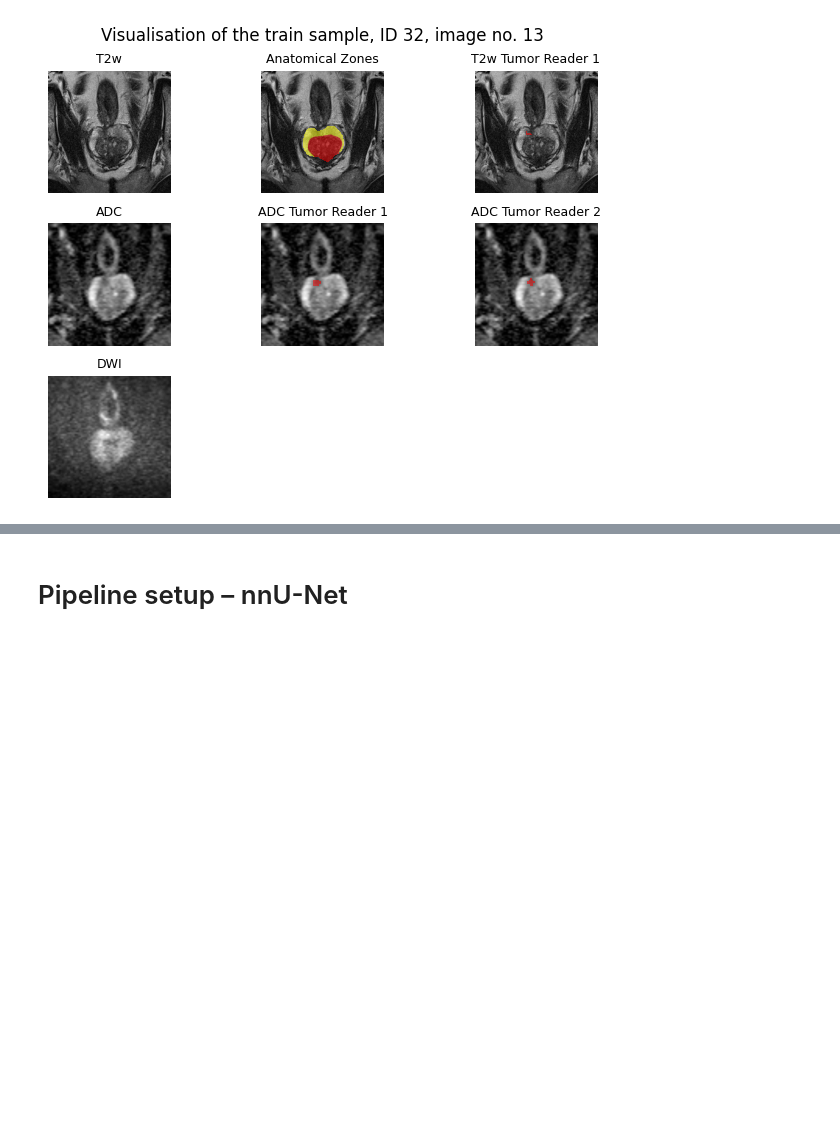
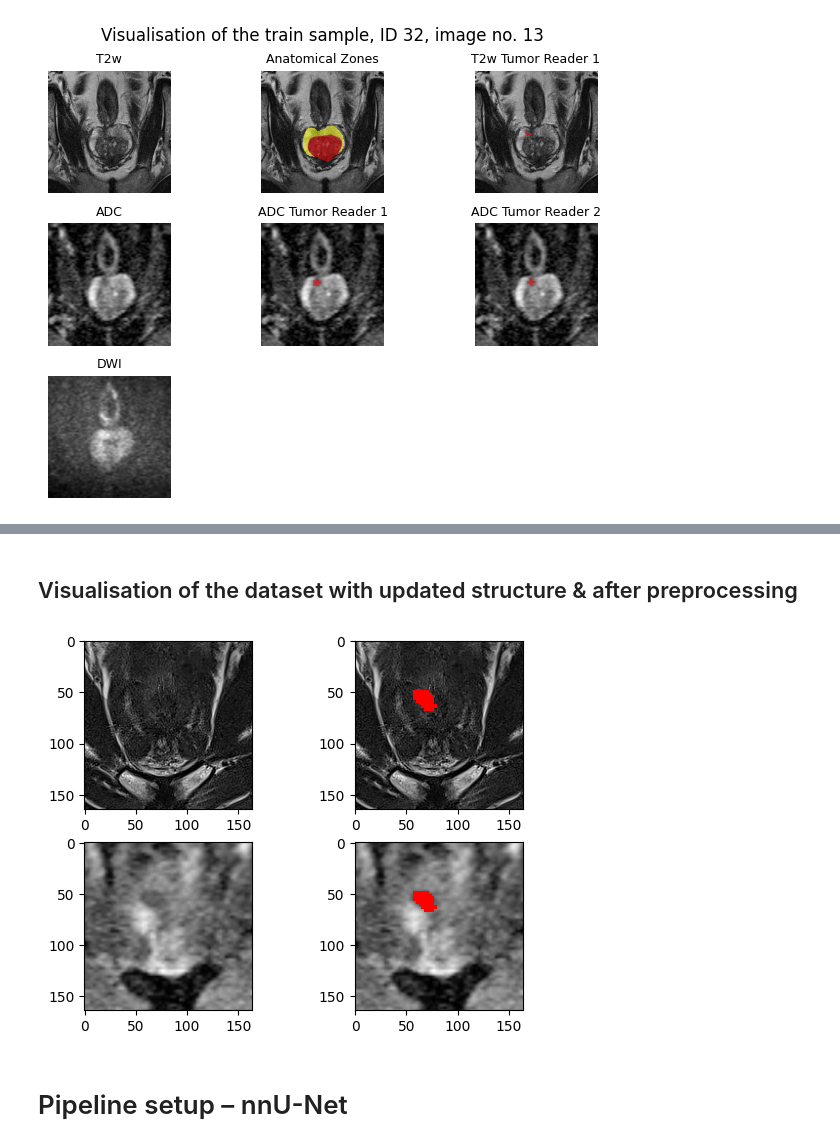
Before and after one commit to TinyRogue/Prostate-Cancer-MRI, a Jupyter notebook: main.ipynb, the cells around one changed output, grey strips where cells are left out. Saved outputs shown, nothing was run; the diff lists cells and outputs as text; code cells hidden in the pictures; blank space fills up the shorter version.

Commit message:
Kaggle Notebook | Prostate Cancer MRI | M 3d no dwi

```diff
--- a/main.ipynb
+++ b/main.ipynb
@@ -315,3 +316,42 @@ plt.show()
+# %% [markdown]
+## Visualisation of the dataset with updated structure & after preprocessing
+# %%
+T2_TYPE = 0
+ADC_TYPE = 1
+# DWI_TYPE = 2
+nnunet_case = 19
+selected_slice = 8
+
+def get_nnunetf(case, selected_img, img_type=T2_TYPE):
+    nnunet_path = os.path.join('/', 'kaggle', 'input', 'prostate158-nnunet-raw', 'nnUNet_raw', 'Dataset158_Prostate158')
+    nnunet_ts = os.path.join(nnunet_path, 'imagesTs')
+    nnunet_ls = os.path.join(nnunet_path, 'labelsTs')
+    case_path = str(case).zfill(3)
+    i_path = os.path.join(nnunet_ts, f'prostate_{case_path}_000{img_type}.nii')
+    i_mask = os.path.join(nnunet_ls, f'prostate_{case_path}.nii')
+    return load_nii(i_path)[1], load_nii(i_mask)[1]
+
+nnunet_t2, nnunet_t2_mask = get_nnunetf(nnunet_case, selected_slice, T2_TYPE)
+nnunet_adc, nnunet_adc_mask = get_nnunetf(nnunet_case, selected_slice, ADC_TYPE)
+# nnunet_dwi, nnunet_dwi_mask = get_nnunetf(nnunet_case, selected_slice, DWI_TYPE)
+
+# fig, axs = plt.subplots(3, 2)
+fig, axs = plt.subplots(2, 2)
+axs[0][0].imshow(process_slice(nnunet_t2, selected_slice), cmap='gray')
+axs[0][1].imshow(process_slice(nnunet_t2, selected_slice), cmap='gray')
+axs[0][1].imshow(process_slice(nnunet_t2_mask, selected_slice, True), cmap='autumn')
+
+axs[1][0].imshow(process_slice(nnunet_adc, selected_slice), cmap='gray')
+axs[1][1].imshow(process_slice(nnunet_adc, selected_slice), cmap='gray')
+axs[1][1].imshow(process_slice(nnunet_adc_mask, selected_slice, True), cmap='autumn')
+
+# axs[2][0].imshow(process_slice(nnunet_dwi, selected_slice), cmap='gray')
+# axs[2][1].imshow(process_slice(nnunet_dwi, selected_slice), cmap='gray')
+# axs[2][1].imshow(process_slice(nnunet_dwi_mask, selected_slice, True), cmap='autumn')
+
+plt.show()
+# %% [output]
+[figure, added]
 # %% [markdown]
 # Pipeline setup – nnU-Net
 # %% [markdown]
```
Also changed, not shown: parts of 13 cells of this notebook.
